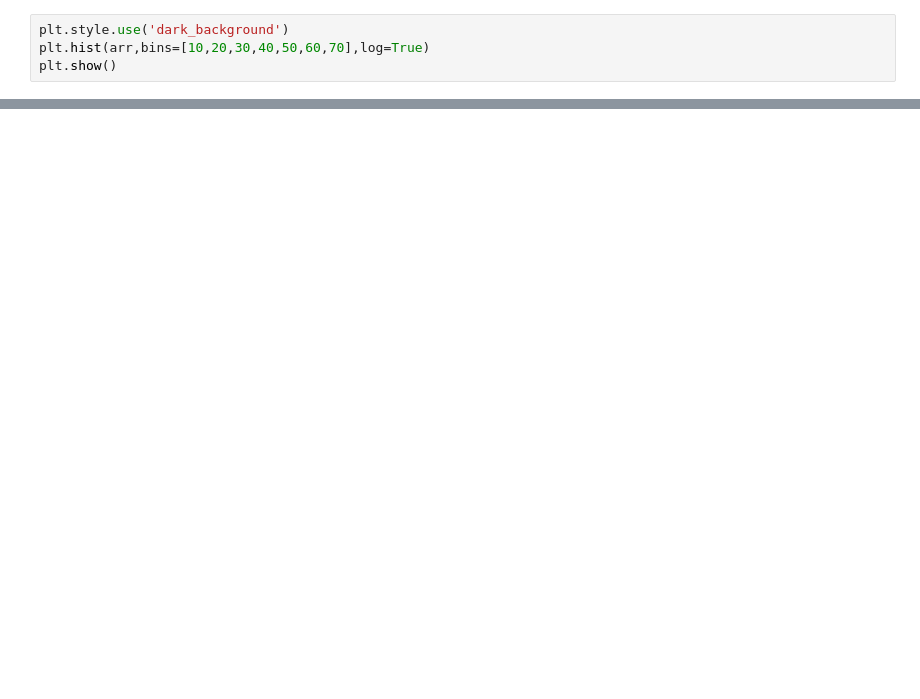
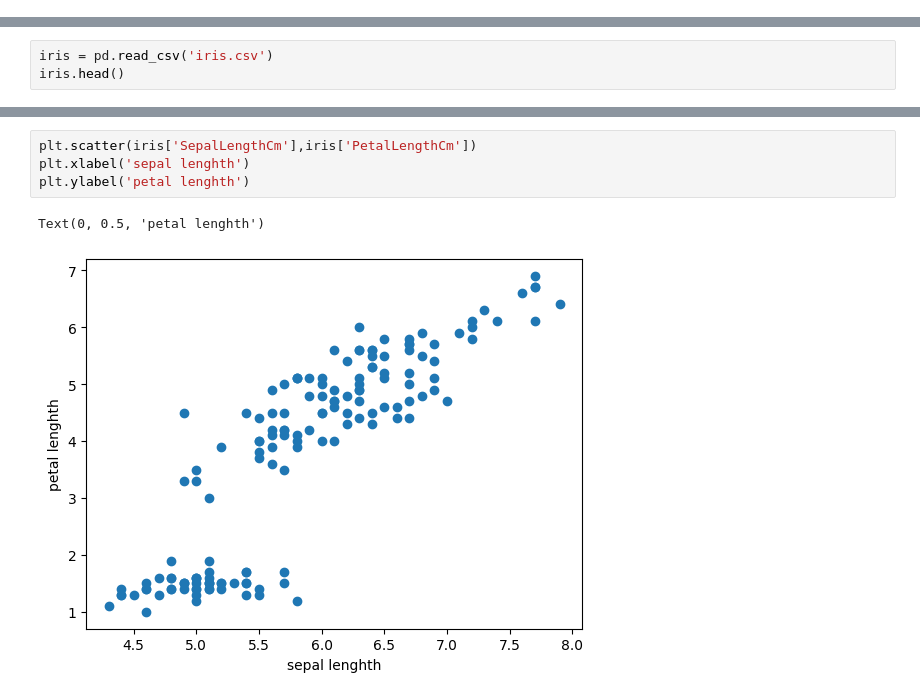
Before and after one commit to Ravravan/matplotlib, a Jupyter notebook: Matplotlib.ipynb, the cells around one changed output, grey strips where cells are left out. Saved outputs shown, nothing was run; the diff lists cells and outputs as text; blank space fills up the shorter version.

```diff
--- a/Matplotlib.ipynb
+++ b/Matplotlib.ipynb
@@ -290,4 +2,0 @@ plt.show()
-# %%
-plt.style.use('dark_background')
-plt.hist(arr,bins=[10,20,30,40,50,60,70],log=True)
-plt.show()
@@ -295,0 +9,3 @@ plt.show()
+# %%
+iris = pd.read_csv('iris.csv')
+iris.head()
@@ -295,0 +19,7 @@ plt.show()
+# %%
+plt.scatter(iris['SepalLengthCm'],iris['PetalLengthCm'])
+plt.xlabel('sepal lenghth')
+plt.ylabel('petal lenghth')
+# %% [output]
+Text(0, 0.5, 'petal lenghth')
+[figure, added]
```
Also changed, not shown: parts of 47 cells of this notebook.
